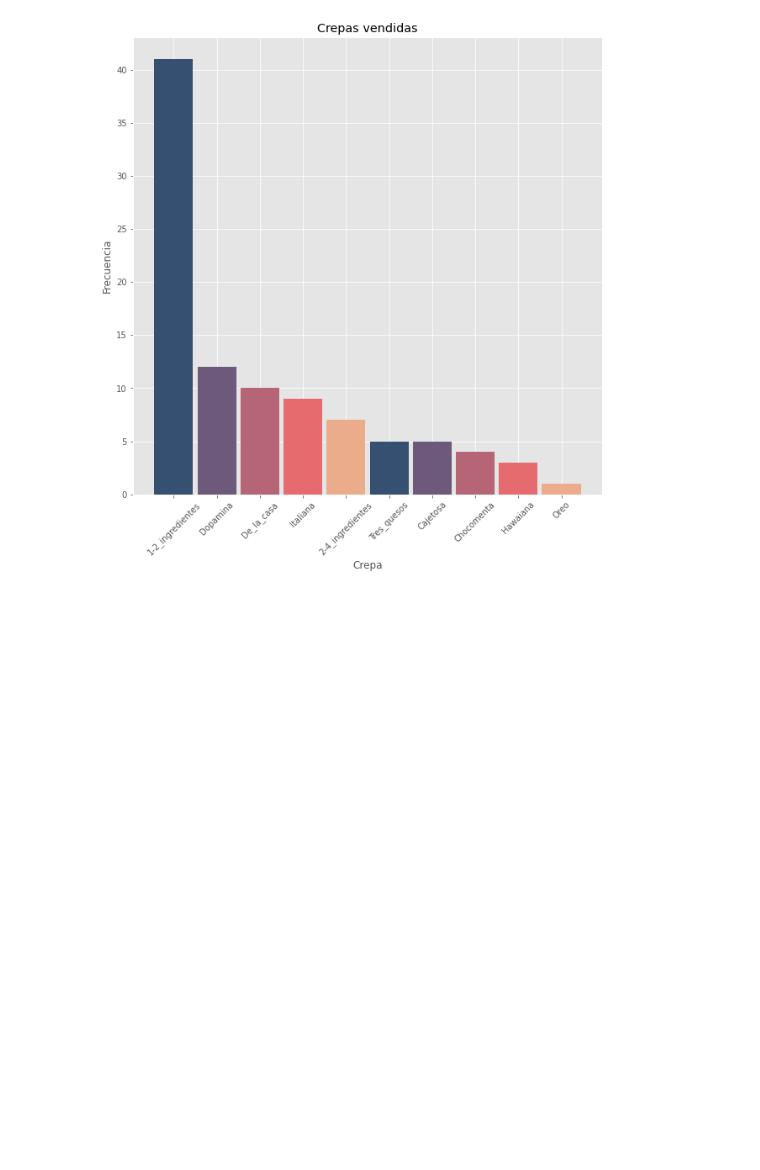
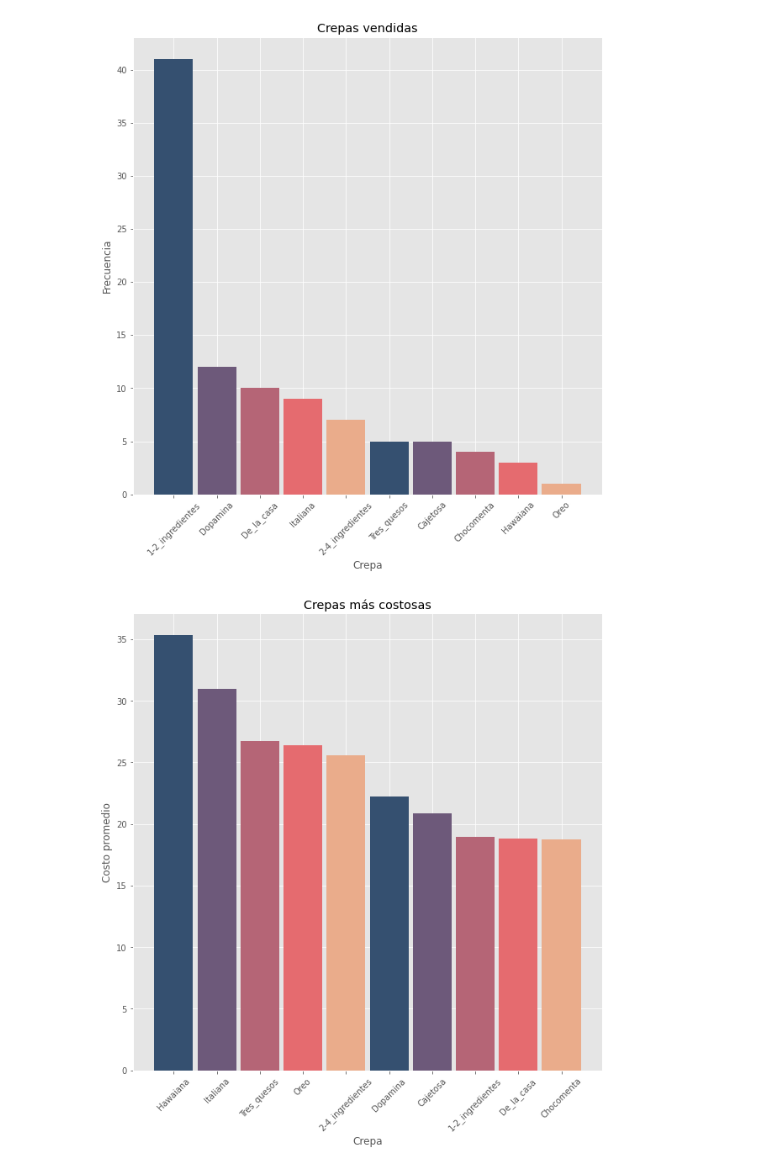
Before and after one commit to JavisG300/App_crepas, a Jupyter notebook: pareto.ipynb, the cells around one changed output. Drawn from its saved outputs; the diff is of its cells as text; code cells hidden in the pictures; blank space fills up the shorter version.

```diff
--- a/pareto.ipynb
+++ b/pareto.ipynb
@@ -32,3 +34,16 @@ plt.ylabel('Frecuencia')
 plt.show()
 # %% [output]
 [figure]
+# %%
+results = "SELECT crepa, COUNT(crepa) AS frecuencia, AVG(costo) AS costo_promedio, AVG(precio) AS precio_promedio FROM ventas GROUP BY crepa ORDER BY costo_promedio DESC"
+df_crepas = pd.read_sql_query(results, con=conexion)
+plt.figure(figsize=(10,10))
+plt.bar(data=df_crepas,x='crepa',height='costo_promedio',width = 0.9, color = ['#355070','#6d597a','#b56576','#e56b6f','#eaac8b'])
+plt.xticks(rotation = 45)
+plt.title('Crepas más costosas')
+plt.xlabel('Crepa')
+plt.ylabel('Costo promedio')
+plt.savefig("Crepas_más_costosas")
+plt.show()
+# %% [output]
+[figure, added]
```
Also changed, not shown: parts of 2 cells of this notebook, 1 other file.
